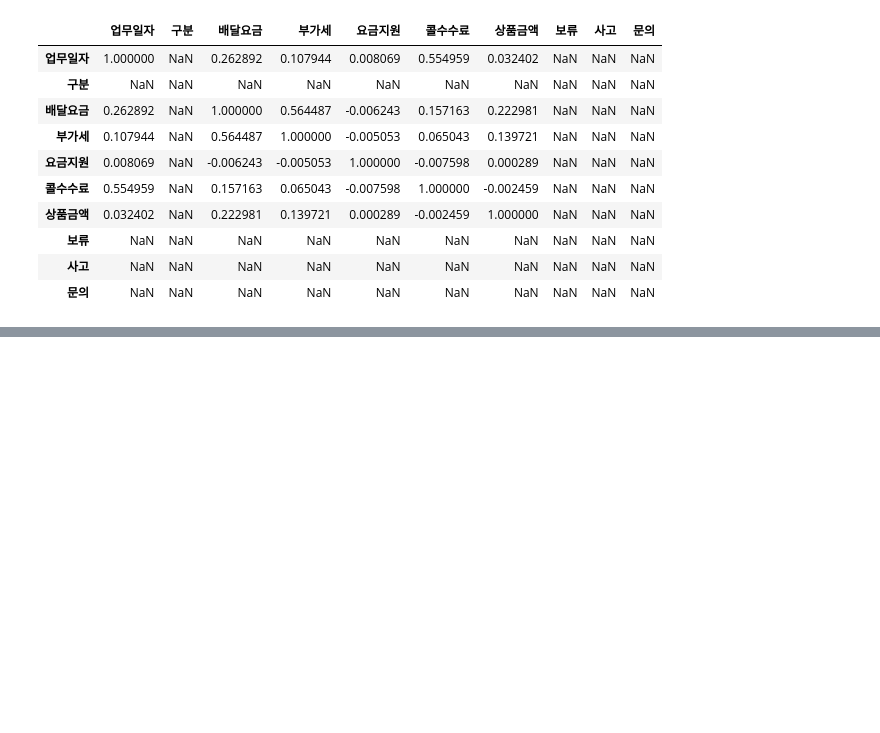
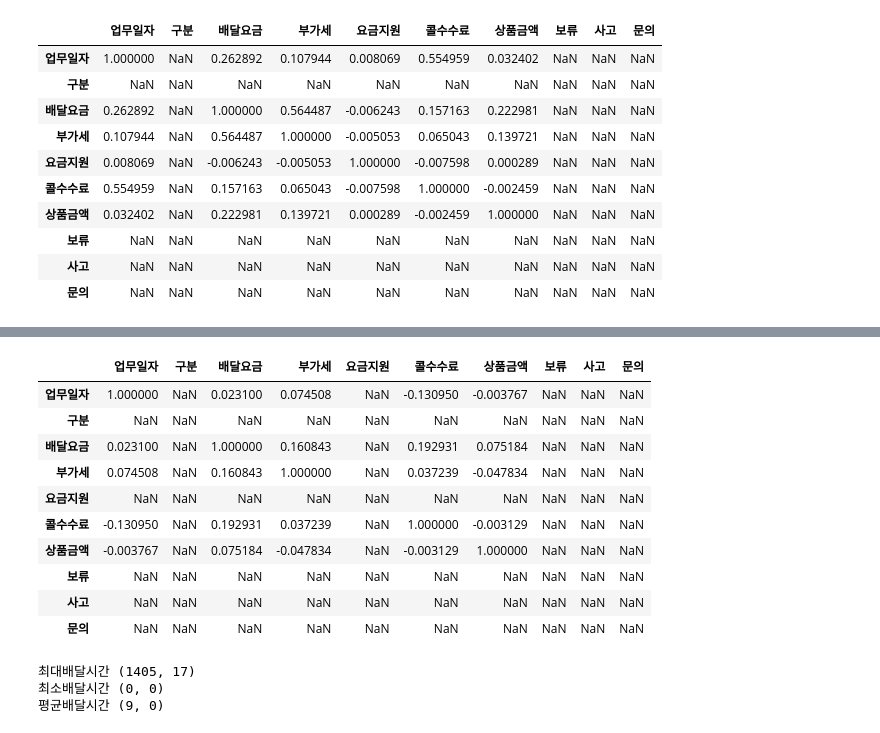
Before and after one commit to ethan528/BBS_Optimal_Position, a Jupyter notebook: EDA.ipynb, the cells around one changed output, grey strips where cells are left out. Cells and saved outputs as stored; diff of their text form; code cells hidden in the pictures; blank space fills up the shorter version.

```diff
--- a/EDA.ipynb
+++ b/EDA.ipynb
@@ -175,0 +112,4 @@ print('평균배달시간', trans_time(sum(second)/len(second)))
+# %%
+df = pd.read_excel(
+    './delivery/20년 7월_ 21년 6월 수도권제2본부.xlsx')
+df.head()
@@ -175,0 +175,23 @@ print('평균배달시간', trans_time(sum(second)/len(second)))
+# %%
+df.corr()
+# %% [output]
+|  | 업무일자 | 구분 | 배달요금 | 부가세 | 요금지원 | 콜수수료 | 상품금액 | 보류 | 사고 | 문의 |
+| 업무일자 | 1.000000 | NaN | 0.023100 | 0.074508 | NaN | -0.130950 | -0.003767 | NaN | NaN | NaN |
+| 구분 | NaN | NaN | NaN | NaN | NaN | NaN | NaN | NaN | NaN | NaN |
+| 배달요금 | 0.023100 | NaN | 1.000000 | 0.160843 | NaN | 0.192931 | 0.075184 | NaN | NaN | NaN |
+| 부가세 | 0.074508 | NaN | 0.160843 | 1.000000 | NaN | 0.037239 | -0.047834 | NaN | NaN | NaN |
+| 요금지원 | NaN | NaN | NaN | NaN | NaN | NaN | NaN | NaN | NaN | NaN |
+| 콜수수료 | -0.130950 | NaN | 0.192931 | 0.037239 | NaN | 1.000000 | -0.003129 | NaN | NaN | NaN |
+| 상품금액 | -0.003767 | NaN | 0.075184 | -0.047834 | NaN | -0.003129 | 1.000000 | NaN | NaN | NaN |
+| 보류 | NaN | NaN | NaN | NaN | NaN | NaN | NaN | NaN | NaN | NaN |
+| 사고 | NaN | NaN | NaN | NaN | NaN | NaN | NaN | NaN | NaN | NaN |
+| 문의 | NaN | NaN | NaN | NaN | NaN | NaN | NaN | NaN | NaN | NaN |
+# %%
+second = trans_second(df['완료'], df['픽업'])
+print('최대배달시간', trans_time(max(second)))
+print('최소배달시간', trans_time(min(second)))
+print('평균배달시간', trans_time(sum(second)/len(second)))
+# %% [output]
+최대배달시간 (1405, 17)
+최소배달시간 (0, 0)
+평균배달시간 (9, 0)
```
Also changed, not shown: parts of 19 cells of this notebook.
